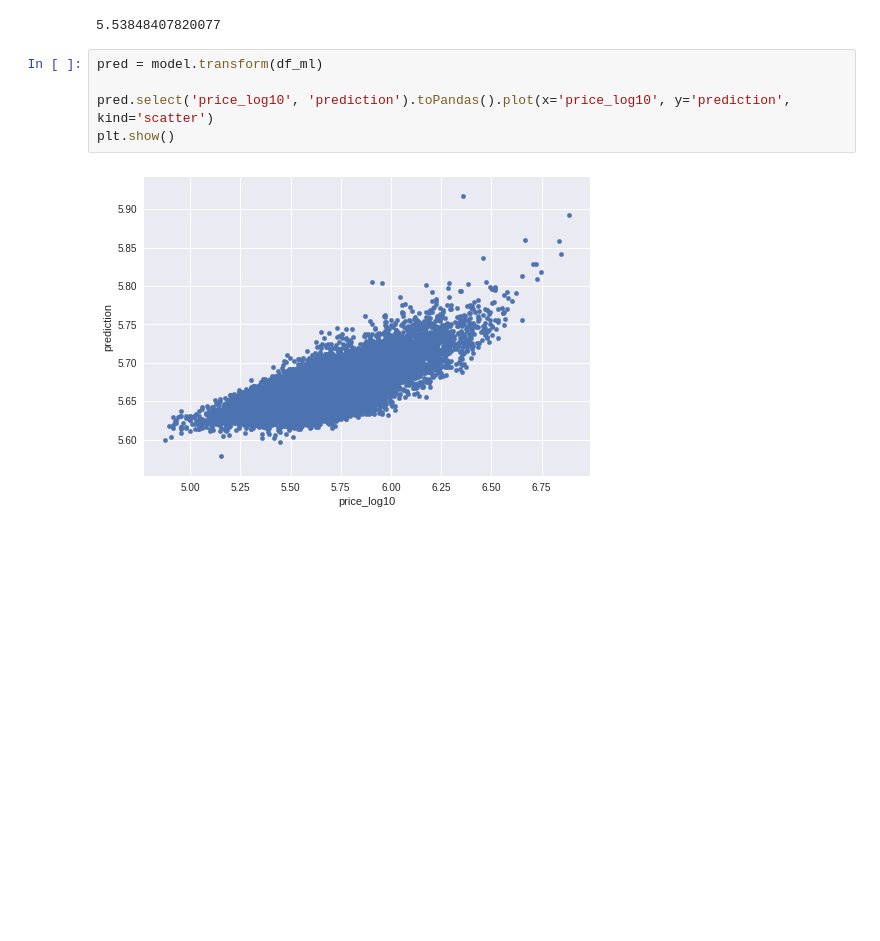
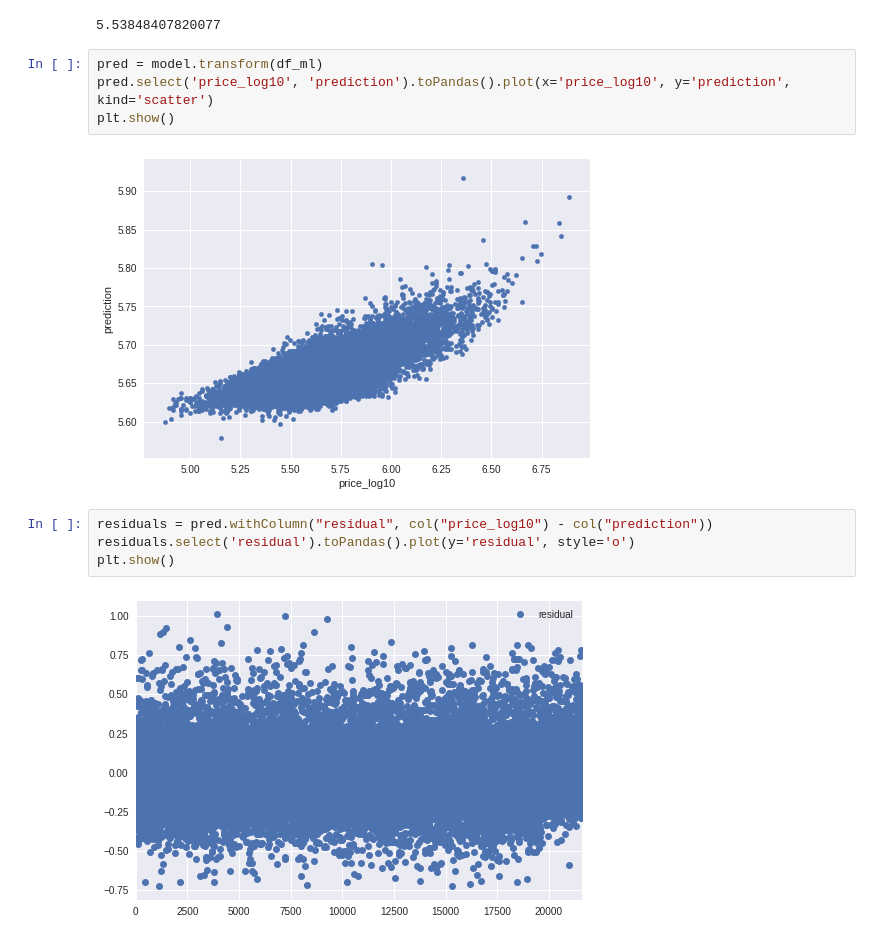
Before and after one commit to aman0511/kaggle-machine-learning, a Jupyter notebook: Spark ML intro.ipynb, the cells around one changed output. Saved outputs shown, nothing was run; the diff lists cells and outputs as text; blank space fills up the shorter version.

```diff
--- a/Spark ML intro.ipynb
+++ b/Spark ML intro.ipynb
@@ -92,8 +92,13 @@ print(model.intercept)
 5.53848407820077
 # %%
 pred = model.transform(df_ml)
-
 pred.select('price_log10', 'prediction').toPandas().plot(x='price_log10', y='prediction', kind='scatter')
 plt.show()
 # %% [output]
 [figure]
+# %%
+residuals = pred.withColumn("residual", col("price_log10") - col("prediction"))
+residuals.select('residual').toPandas().plot(y='residual', style='o')
+plt.show()
+# %% [output]
+[figure, added]
```
Also changed, not shown: parts of 1 cell of this notebook.
